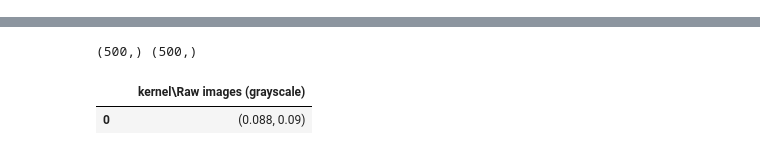
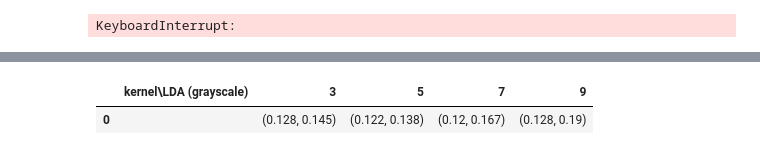
Before and after one commit to bonoldie/ML_exam, a Jupyter notebook: nb.ipynb, the cells around one changed output, grey strips where cells are left out. Saved outputs shown, nothing was run; the diff lists cells and outputs as text; code cells hidden in the pictures.

```diff
--- a/nb.ipynb
+++ b/nb.ipynb
@@ -80,8 +89,8 @@ DEFAULT_LOGGER: 2024-06-06 18:00:41,828 | INFO | 2263878544.py:44 ['data unique
 # Dimensionality reduction
 
 n_components_to_test = {
-    'PCA': [3, 10, 50, 100, 200, 500, 1200],
-    'LDA': [3, 5, 7, 9]
+    'PCA': [100],#[3, 10, 50, 100, 200, 500, 1200],
+    'LDA': [5]#[3, 5, 7, 9]
 }
 
 PCAs_instances = {
@@ -235,8 +235,8 @@ DEFAULT_LOGGER: 2024-06-06 18:53:02,381 | INFO | 1485902721.py:136 ['LDA (graysc
 # Classification - KNN
 
 k_to_test = {
-    'PCA': [3, 5, 9, 15, 21, 27, 55, 111, 251],
-    'LDA': [3, 5, 9, 15, 21, 27, 55, 111, 251]
+    'PCA': [3, 5, 9, 15, 21, 55, 111, 251],
+    'LDA': [3, 5, 9, 15, 21, 55, 111, 251]
 }
 
 KNN_PCA_grayscale_stats = []
@@ -250,7 +250,7 @@ for k_idx, k in enumerate(k_to_test['PCA']):
     KNN_PCA_grayscale_stats.insert(k_idx,[k])
 
     for n_components_idx, n_components in enumerate(n_components_to_test['PCA']):
-        knn = OneVsOneClassifier(KNeighborsClassifier(k))
+        knn = KNeighborsClassifier(k)
 
         knn.fit(PCAs_results['train']['grayscale'][n_components], dataset['train']['labels'])
         preds = knn.predict(PCAs_results['valid']['grayscale'][n_components])
@@ -367,8 +365,8 @@ display(KRR_LDA_df)
 # Classification - SVM
 
 kernels_to_test = {
-    'PCA': ['poly','rbf'],#['linear', 'poly', 'sigmoid'],
-    'LDA': ['poly','rbf']#['linear', 'poly', 'sigmoid'],
+    'PCA': ['poly'],#['linear', 'poly', 'sigmoid'],
+    'LDA': ['poly']#['linear', 'poly', 'sigmoid'],
 }
 
 SVM_PCA_grayscale_stats = []
@@ -411,16 +409,18 @@ for kernel_idx,kernel in enumerate(kernels_to_test['LDA']):
 
 SVM_LDA_df = pd.DataFrame(SVM_LDA_grayscale_stats, columns=['kernel\\LDA (grayscale)'] + n_components_to_test['LDA'])
 display(SVM_LDA_df)
+# %% [output]
+KeyboardInterrupt:
 # %%
 # Classification - QDA
 
 kernels_to_test = {
     'PCA': [''],#['linear', 'poly', 'sigmoid'],
-    'RAW_DATA': ['']#['linear', 'poly', 'sigmoid'],
+    'LDA': ['']#['linear', 'poly', 'sigmoid'],
 }
 
 QDA_PCA_grayscale_stats = []
-QDA_original_grayscale_stats = []
+QDA_LDA_grayscale_stats = []
 
 for kernel_idx,kernel in enumerate(kernels_to_test['PCA']):
 
@@ -441,24 +441,24 @@ for kernel_idx,kernel in enumerate(kernels_to_test['PCA']):
 QDA_PCA_df = pd.DataFrame(QDA_PCA_grayscale_stats, columns=['kernel\\PCA (grayscale)'] + n_components_to_test['PCA'])
 display(QDA_PCA_df)
 
-for kernel_idx,kernel in enumerate(kernels_to_test['RAW_DATA']):
+for kernel_idx,kernel in enumerate(kernels_to_test['LDA']):
 
-    QDA_original_grayscale_stats.insert(kernel_idx,[kernel])
+    QDA_LDA_grayscale_stats.insert(kernel_idx,[kernel])
 
-    qda = OneVsOneClassifier(QuadraticDiscriminantAnalysis())
+    for n_components_idx, n_components in enumerate(n_components_to_test['LDA']):#n_components_to_test['PCA']):
 
-    qda.fit(grayscale_train_images, dataset['train']['labels'])
+        qda = OneVsOneClassifier(QuadraticDiscriminantAnalysis())
 
-    preds = qda.predict(grayscale_valid_images)
+        qda.fit(LDAs_results['train']['grayscale'][n_components], dataset['train']['labels'])
 
-    print(preds.shape, dataset['valid']['labels'].shape)
+        preds = qda.predict(LDAs_results['valid']['grayscale'][n_components])
 
-    accuracy = round(accuracy_score(dataset['valid']['labels'], preds), 3)
-    precision = round(precision_score(dataset['valid']['labels'], preds, average='macro'),3)
+        accuracy = round(accuracy_score(dataset['valid']['labels'], preds), 3)
+        precision = round(precision_score(dataset['valid']['labels'], preds, average='macro'),3)
 
-    QDA_original_grayscale_stats[kernel_idx].insert(n_components_idx + 1,(accuracy, precision))
+        QDA_LDA_grayscale_stats[kernel_idx].insert(n_components_idx + 1,(accuracy, precision))
 
-QDA_original_grayscale_df = pd.DataFrame(QDA_original_grayscale_stats, columns=['','kernel\\Raw images (grayscale)'])
+QDA_original_grayscale_df = pd.DataFrame(QDA_LDA_grayscale_stats, columns=['kernel\\LDA (grayscale)']+ n_components_to_test['LDA'])
 display(QDA_original_grayscale_df)
 # %% [output]
 |  | kernel\PCA (grayscale) | 3 | 10 | 50 | 100 | 200 | 500 | 1200 |
@@ -466,6 +466,5 @@ display(QDA_original_grayscale_df)
-(500,) (500,)
-|  |  | kernel\Raw images (grayscale) |
-| 0 |  | (0.088, 0.09) |
+|  | kernel\LDA (grayscale) | 3 | 5 | 7 | 9 |
+| 0 |  | (0.128, 0.145) | (0.122, 0.138) | (0.12, 0.167) | (0.128, 0.19) |
 # %%
 # GMM
 
```
Also changed, not shown: parts of 6 cells of this notebook, 1 other file.
